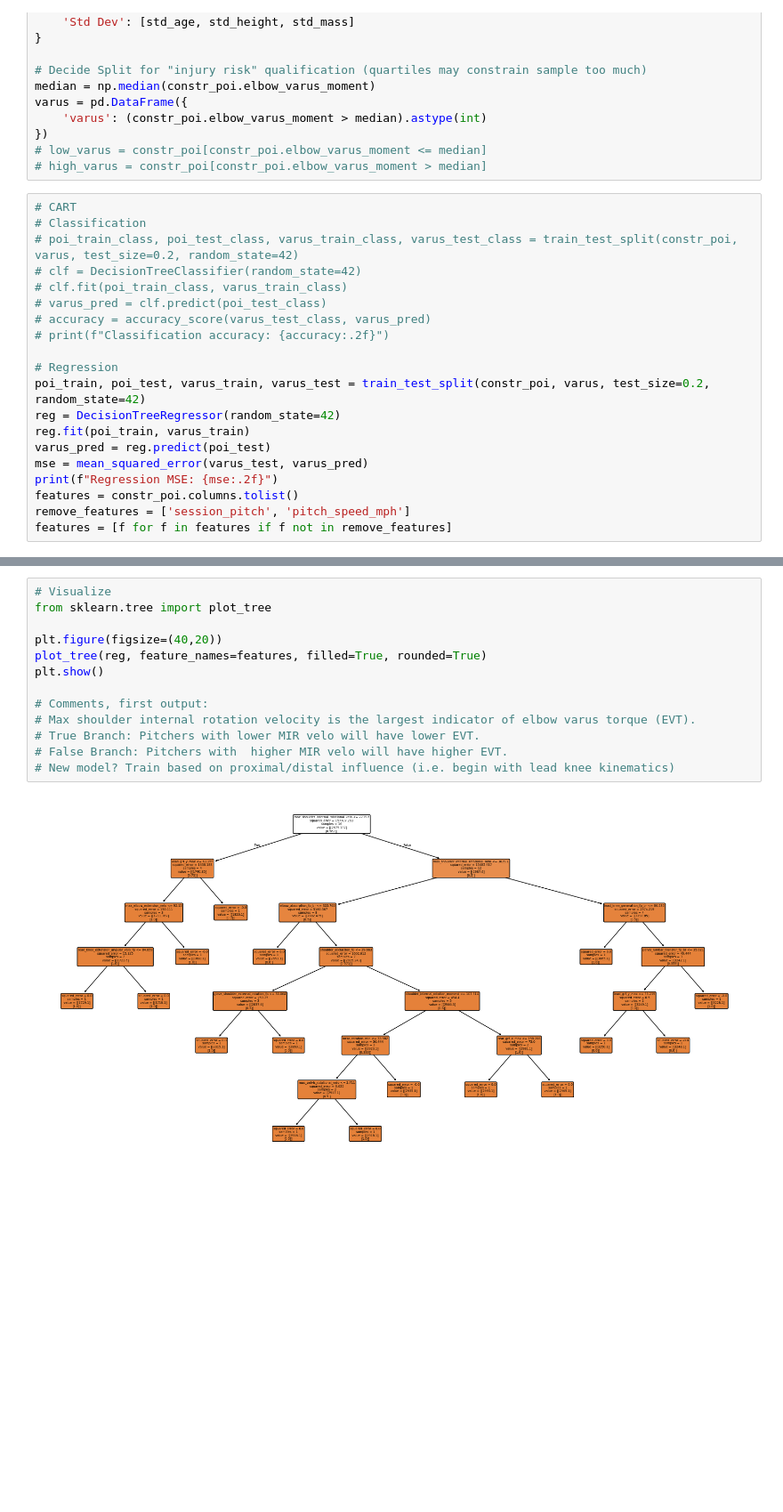
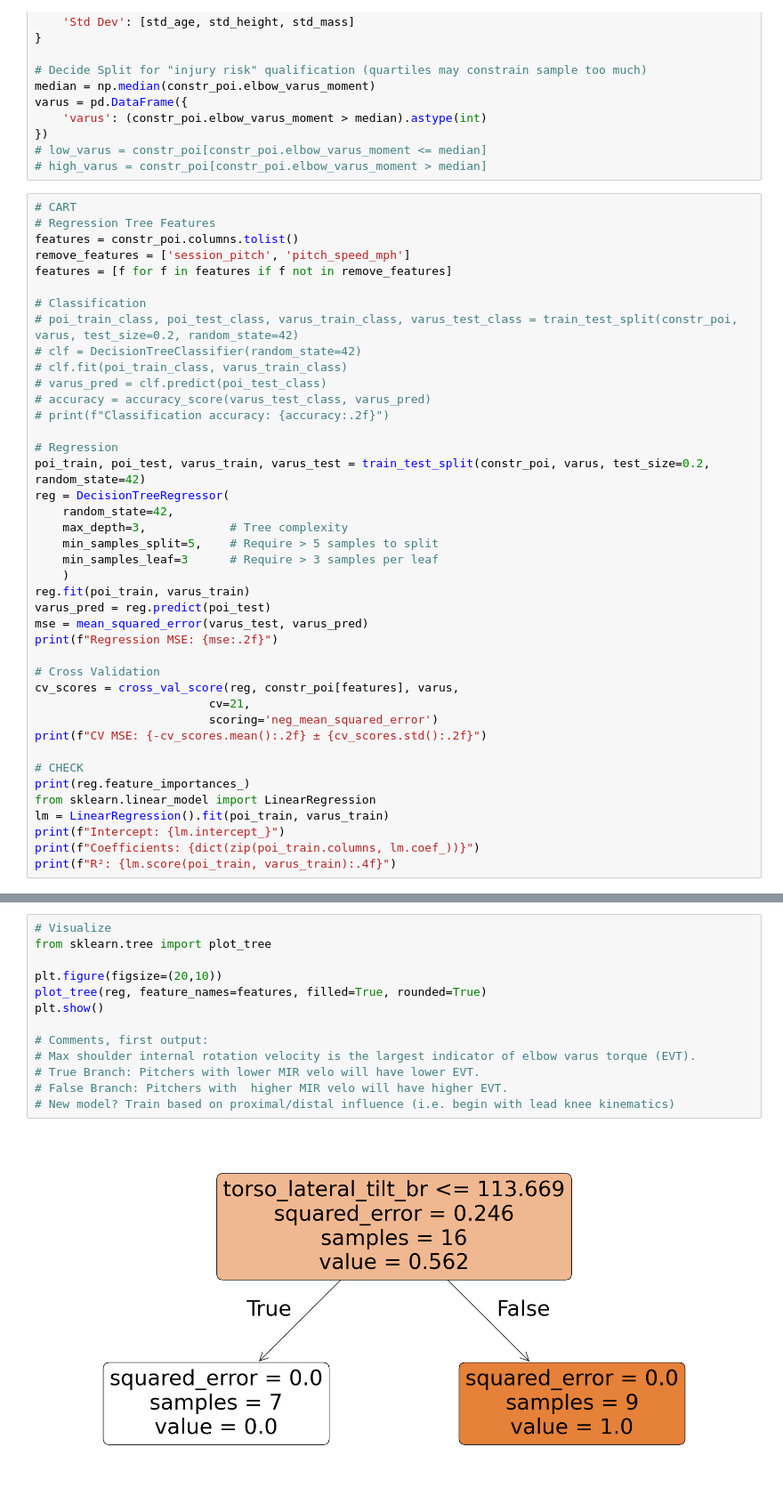
Before and after one commit to rjsbiomechanics/thesis-CART, a Jupyter notebook: DLDataScript.ipynb, the cells around one changed output, grey strips where cells are left out. Shown: that part at 89% size. Saved outputs shown, nothing was run; the diff lists cells and outputs as text; blank space fills up the shorter version.

Commit message:
Added model features and checks.

```diff
--- a/DLDataScript.ipynb
+++ b/DLDataScript.ipynb
@@ -66,6 +65,11 @@ varus = pd.DataFrame({
 # high_varus = constr_poi[constr_poi.elbow_varus_moment > median]
 # %%
 # CART
+# Regression Tree Features
+features = constr_poi.columns.tolist()
+remove_features = ['session_pitch', 'pitch_speed_mph']
+features = [f for f in features if f not in remove_features]
+
 # Classification
 # poi_train_class, poi_test_class, varus_train_class, varus_test_class = train_test_split(constr_poi, varus, test_size=0.2, random_state=42)
 # clf = DecisionTreeClassifier(random_state=42)
@@ -76,12 +80,28 @@ varus = pd.DataFrame({
 
 # Regression
 poi_train, poi_test, varus_train, varus_test = train_test_split(constr_poi, varus, test_size=0.2, random_state=42)
-reg = DecisionTreeRegressor(random_state=42)
+reg = DecisionTreeRegressor(
+	random_state=42,
+	max_depth=3,			# Tree complexity
+	min_samples_split=5,	# Require > 5 samples to split
+	min_samples_leaf=3		# Require > 3 samples per leaf
+	)
 reg.fit(poi_train, varus_train)
 varus_pred = reg.predict(poi_test)
 mse = mean_squared_error(varus_test, varus_pred)
 print(f"Regression MSE: {mse:.2f}")
-features = constr_poi.columns.tolist()
-remove_features = ['session_pitch', 'pitch_speed_mph']
-features = [f for f in features if f not in remove_features]
+
+# Cross Validation
+cv_scores = cross_val_score(reg, constr_poi[features], varus,
+						 cv=21,
+						 scoring='neg_mean_squared_error')
+print(f"CV MSE: {-cv_scores.mean():.2f} ± {cv_scores.std():.2f}")
+
+# CHECK
+print(reg.feature_importances_)
+from sklearn.linear_model import LinearRegression
+lm = LinearRegression().fit(poi_train, varus_train)
+print(f"Intercept: {lm.intercept_}")
+print(f"Coefficients: {dict(zip(poi_train.columns, lm.coef_))}")
+print(f"R²: {lm.score(poi_train, varus_train):.4f}")
 # %% [output]
@@ -89,15 +125,15 @@ Regression MSE: 7401.80
 # %%
 # Visualize
 from sklearn.tree import plot_tree
 
-plt.figure(figsize=(40,20))
+plt.figure(figsize=(20,10))
 plot_tree(reg, feature_names=features, filled=True, rounded=True)
 plt.show()
 
 # Comments, first output:
 # Max shoulder internal rotation velocity is the largest indicator of elbow varus torque (EVT).
 # True Branch: Pitchers with lower MIR velo will have lower EVT.
 # False Branch: Pitchers with  higher MIR velo will have higher EVT.
 # New model? Train based on proximal/distal influence (i.e. begin with lead knee kinematics)
 # %% [output]
-[figure, old version]
+[figure, new version]
```
Also changed, not shown: parts of 3 cells of this notebook.
